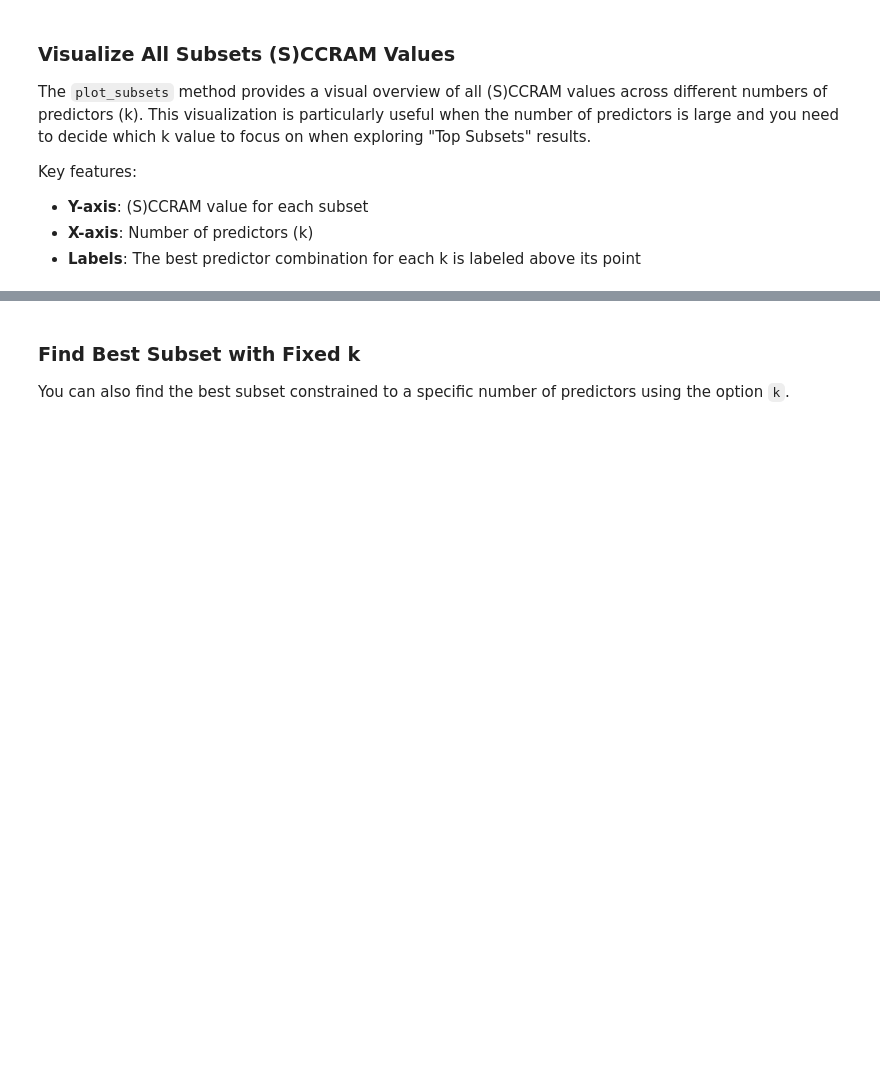
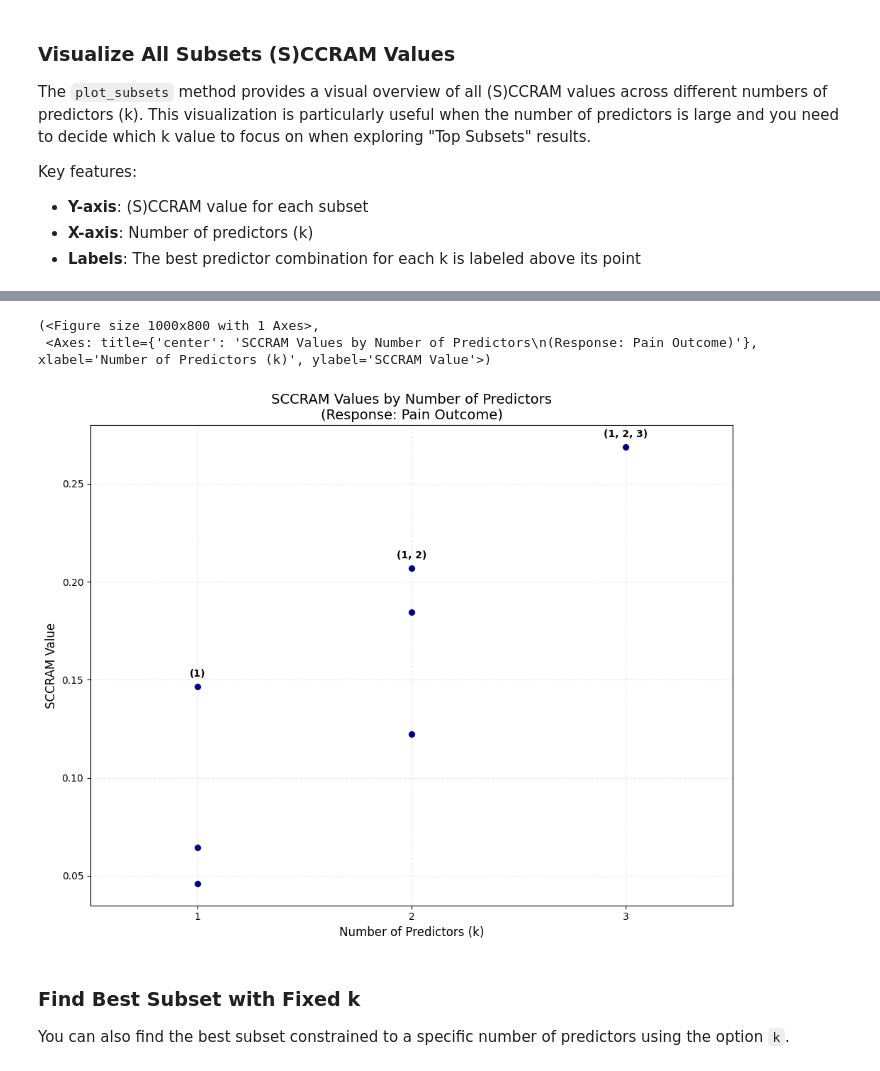
Before and after one commit to DhyeyMavani2003/ccrvam, a Jupyter notebook: examples/jupyter/03_BestSubsets_Selection.ipynb, the cells around one changed output, grey strips where cells are left out. Cells and saved outputs as stored; diff of their text form; code cells hidden in the pictures; blank space fills up the shorter version.

```diff
--- a/examples/jupyter/03_BestSubsets_Selection.ipynb
+++ b/examples/jupyter/03_BestSubsets_Selection.ipynb
@@ -327,15 +339,19 @@ result_4d_scaled.plot_subsets()
 # %%
 # Customized plot with custom title and styling
 result_4d_scaled.plot_subsets(
-    figsize=(10, 6),
-    point_size=100,
+    figsize=(10, 8),
+    point_size=50,
     point_color='darkblue',
     title="SCCRAM Values by Number of Predictors\n(Response: Pain Outcome)",
     title_fontsize=14,
     xlabel_fontsize=12,
     ylabel_fontsize=12,
     label_fontsize=10
 )
+# %% [output]
+(<Figure size 1000x800 with 1 Axes>,
+ <Axes: title={'center': 'SCCRAM Values by Number of Predictors\n(Response: Pain Outcome)'}, xlabel='Number of Predictors (k)', ylabel='SCCRAM Value'>)
+[figure, added]
 # %% [markdown]
 ### Find Best Subset with Fixed k
 
```
Also changed, not shown: parts of 8 cells of this notebook.
